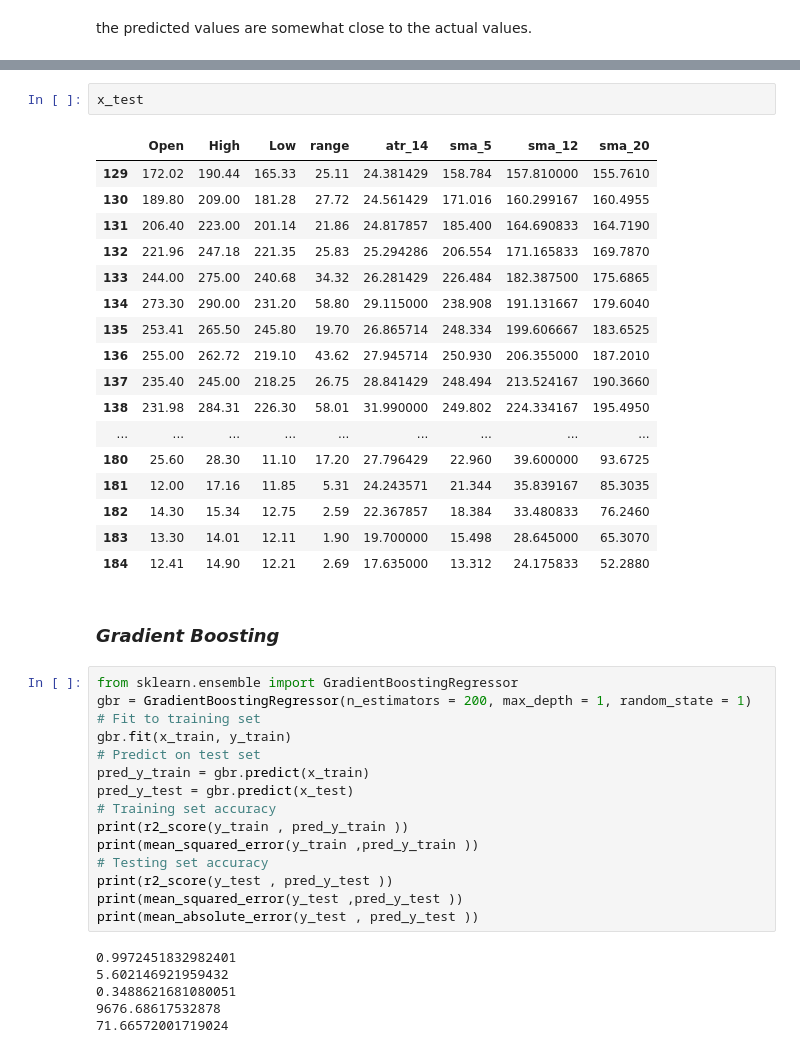
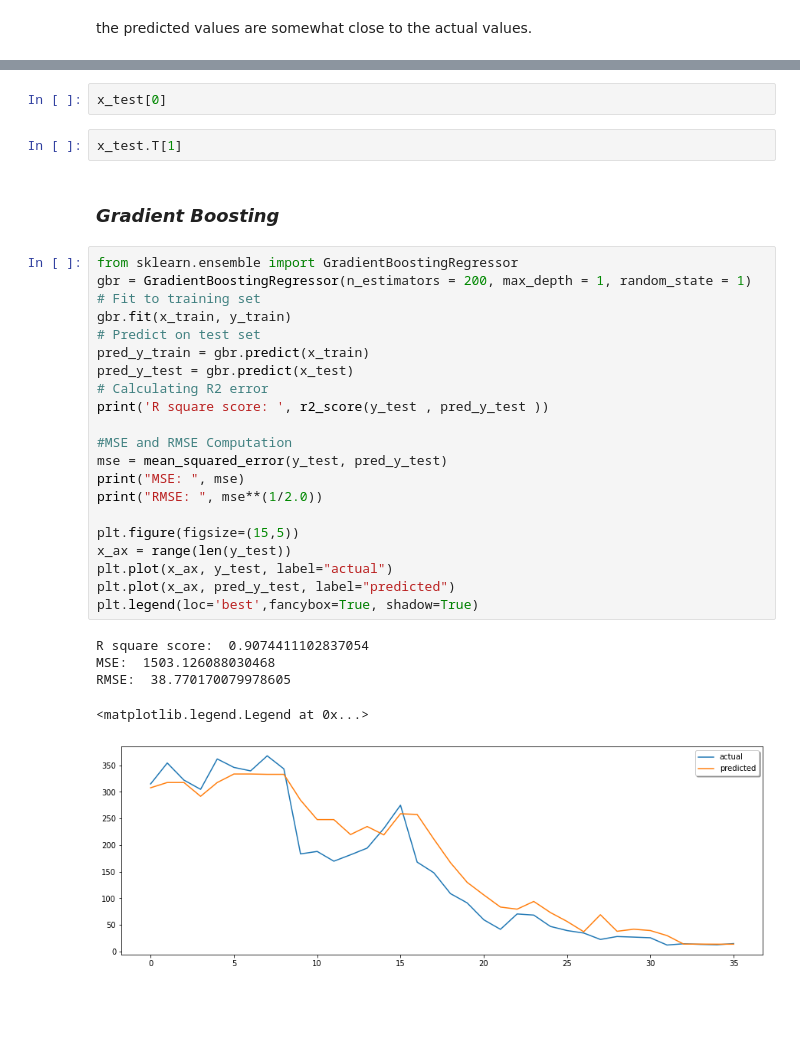
Before and after one commit to shubhro-jyoti/Yes-bank-stock-closing-price-prediction., a Jupyter notebook: Yes_bank_stock_closing_price_prediction.ipynb, the cells around one changed output, grey strips where cells are left out. Saved outputs shown, nothing was run; the diff lists cells and outputs as text; blank space fills up the shorter version.

```diff
--- a/Yes_bank_stock_closing_price_prediction.ipynb
+++ b/Yes_bank_stock_closing_price_prediction.ipynb
@@ -351,43 +337,33 @@ array([172.02, 189.8 , 206.4 , 221.96, 244.  , 273.3 , 253.41, 255.  ,
 # %%
-x_test
+x_test[0]
-# %% [output]
-|  | Open | High | Low | range | atr_14 | sma_5 | sma_12 | sma_20 |
-| 129 | 172.02 | 190.44 | 165.33 | 25.11 | 24.381429 | 158.784 | 157.810000 | 155.7610 |
-| 130 | 189.80 | 209.00 | 181.28 | 27.72 | 24.561429 | 171.016 | 160.299167 | 160.4955 |
-| 131 | 206.40 | 223.00 | 201.14 | 21.86 | 24.817857 | 185.400 | 164.690833 | 164.7190 |
-| 132 | 221.96 | 247.18 | 221.35 | 25.83 | 25.294286 | 206.554 | 171.165833 | 169.7870 |
-| 133 | 244.00 | 275.00 | 240.68 | 34.32 | 26.281429 | 226.484 | 182.387500 | 175.6865 |
-| 134 | 273.30 | 290.00 | 231.20 | 58.80 | 29.115000 | 238.908 | 191.131667 | 179.6040 |
-| 135 | 253.41 | 265.50 | 245.80 | 19.70 | 26.865714 | 248.334 | 199.606667 | 183.6525 |
-| 136 | 255.00 | 262.72 | 219.10 | 43.62 | 27.945714 | 250.930 | 206.355000 | 187.2010 |
-| 137 | 235.40 | 245.00 | 218.25 | 26.75 | 28.841429 | 248.494 | 213.524167 | 190.3660 |
-| 138 | 231.98 | 284.31 | 226.30 | 58.01 | 31.990000 | 249.802 | 224.334167 | 195.4950 |
-| ... | ... | ... | ... | ... | ... | ... | ... | ... |
-| 180 | 25.60 | 28.30 | 11.10 | 17.20 | 27.796429 | 22.960 | 39.600000 | 93.6725 |
-| 181 | 12.00 | 17.16 | 11.85 | 5.31 | 24.243571 | 21.344 | 35.839167 | 85.3035 |
-| 182 | 14.30 | 15.34 | 12.75 | 2.59 | 22.367857 | 18.384 | 33.480833 | 76.2460 |
-| 183 | 13.30 | 14.01 | 12.11 | 1.90 | 19.700000 | 15.498 | 28.645000 | 65.3070 |
-| 184 | 12.41 | 14.90 | 12.21 | 2.69 | 17.635000 | 13.312 | 24.175833 | 52.2880 |
+# %%
+x_test.T[1]
 # %% [markdown]
 ### ***Gradient Boosting***
 # %%
 from sklearn.ensemble import GradientBoostingRegressor
 gbr = GradientBoostingRegressor(n_estimators = 200, max_depth = 1, random_state = 1)
 # Fit to training set
 gbr.fit(x_train, y_train)
 # Predict on test set
 pred_y_train = gbr.predict(x_train)
 pred_y_test = gbr.predict(x_test)
-# Training set accuracy
-print(r2_score(y_train , pred_y_train ))
-print(mean_squared_error(y_train ,pred_y_train ))
-# Testing set accuracy
-print(r2_score(y_test , pred_y_test ))
-print(mean_squared_error(y_test ,pred_y_test ))
-print(mean_absolute_error(y_test , pred_y_test ))
+# Calculating R2 error
+print('R square score: ', r2_score(y_test , pred_y_test ))
+
+#MSE and RMSE Computation
+mse = mean_squared_error(y_test, pred_y_test)
+print("MSE: ", mse)
+print("RMSE: ", mse**(1/2.0))
+
+plt.figure(figsize=(15,5))
+x_ax = range(len(y_test))
+plt.plot(x_ax, y_test, label="actual")
+plt.plot(x_ax, pred_y_test, label="predicted")
+plt.legend(loc='best',fancybox=True, shadow=True)
 # %% [output]
-0.9972451832982401
-5.602146921959432
-0.3488621681080051
-9676.68617532878
-71.66572001719024
+R square score:  0.9074411102837054
+MSE:  1503.126088030468
+RMSE:  38.770170079978605
+<matplotlib.legend.Legend at 0x...>
+[figure, added]
```
Also changed, not shown: parts of 11 cells of this notebook.
